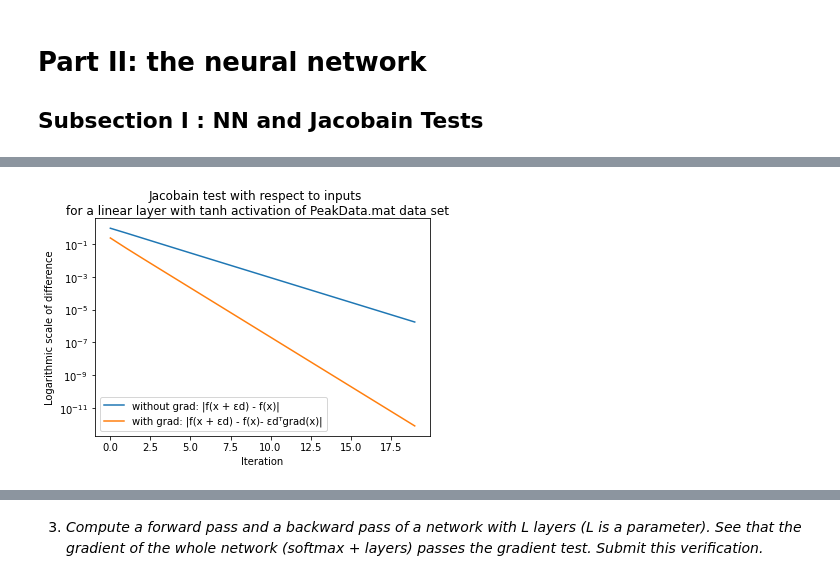
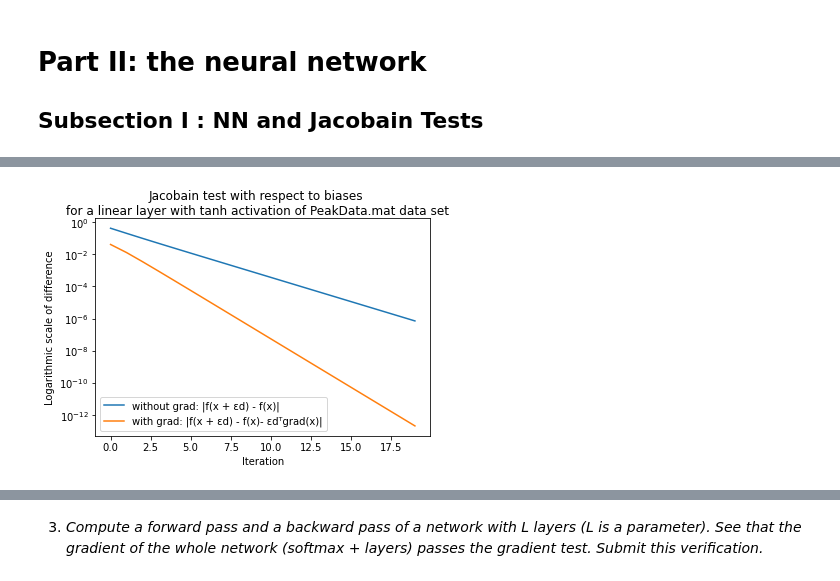
Before and after one commit to danikv/DeepLearningEx1, a Jupyter notebook: Ex1.ipynb, the cells around one changed output, grey strips where cells are left out. Cells and saved outputs as stored; diff of their text form; code cells hidden in the pictures.

Commit message:
Jacobain Tests Work + Some Refactor

```diff
--- a/Ex1.ipynb
+++ b/Ex1.ipynb
@@ -437,0 +597,11 @@ def jacobain_test_with_respect_to_inputs(linear_layer, X, Y):
+# %%
+without_jacobain, with_jacobain = jacobain_test_with_respect_to_weigths(linear_layer(2,5, tanh()), X[:, 0].reshape(2,1))
+
+plt.suptitle('Jacobain test with respect to weigths \nfor a linear layer with tanh activation of PeakData.mat data set')
+plt.plot(without_jacobain, label='without grad: |f(x + \u03B5d) - f(x)|')
+plt.plot(with_jacobain, label= 'with grad: |f(x + \u03B5d) - f(x)- \u03B5dᵀgrad(x)|')
+plt.yscale('log')
+plt.xlabel('Iteration')
+plt.ylabel('Logarithmic scale of difference')
+plt.legend()
+plt.show()
@@ -438,14 +610,34 @@ def jacobain_test_with_respect_to_inputs(linear_layer, X, Y):
+# %%
+def g(linear_layer, x, d, u):
+    return linear_layer.activate_with_biases_change(d, x), (linear_layer.activate_with_biases_change(d, x).T @ u).reshape(1)
+
+def jacobain_test_with_respect_to_biases(linear_layer, X):
+    without_jacobain = []
+    with_jacobain = []
+    dim_out = linear_layer.dim_out()
+    dim_in = linear_layer.dim_in()
+    d = create_random_vector(dim_out, 1)
+    u = create_random_vector(dim_out, 1)
+    for i in range(20):
+        e = np.power(0.5, i)
+        vec = e * d
+        Y, predictions = g(linear_layer, X, 0, u)
+        _, predictions_d = g(linear_layer, X, vec, u)
+        _, jacob_tbu, _ = linear_layer.gradient(X, Y, u)
+        diff_f = predictions_d - predictions
+        without_jacobain.append(np.abs(diff_f))
+        with_jacobain.append(np.abs(diff_f - vec.T.dot(jacob_tbu).reshape(1)))
+    return without_jacobain, with_jacobain
 # %%
-without_grad, with_grad = jacobain_test_with_respect_to_inputs(linear_layer(2,5, tanh()),
-                                                               X[:, 0].reshape(2,1), Y[:, 0].reshape(5,1))
+without_grad, with_grad = jacobain_test_with_respect_to_biases(linear_layer(2,5, tanh()), X[:, 0].reshape(2,1))
 
-plt.suptitle('Jacobain test with respect to inputs \nfor a linear layer with tanh activation of PeakData.mat data set')
+plt.suptitle('Jacobain test with respect to biases \nfor a linear layer with tanh activation of PeakData.mat data set')
 plt.plot(without_grad, label='without grad: |f(x + \u03B5d) - f(x)|')
 plt.plot(with_grad, label= 'with grad: |f(x + \u03B5d) - f(x)- \u03B5dᵀgrad(x)|')
 plt.yscale('log')
 plt.xlabel('Iteration')
 plt.ylabel('Logarithmic scale of difference')
 plt.legend()
 plt.show()
 # %% [output]
-[figure, old version]
+[figure, new version]
```
Also changed, not shown: parts of 60 cells of this notebook.
